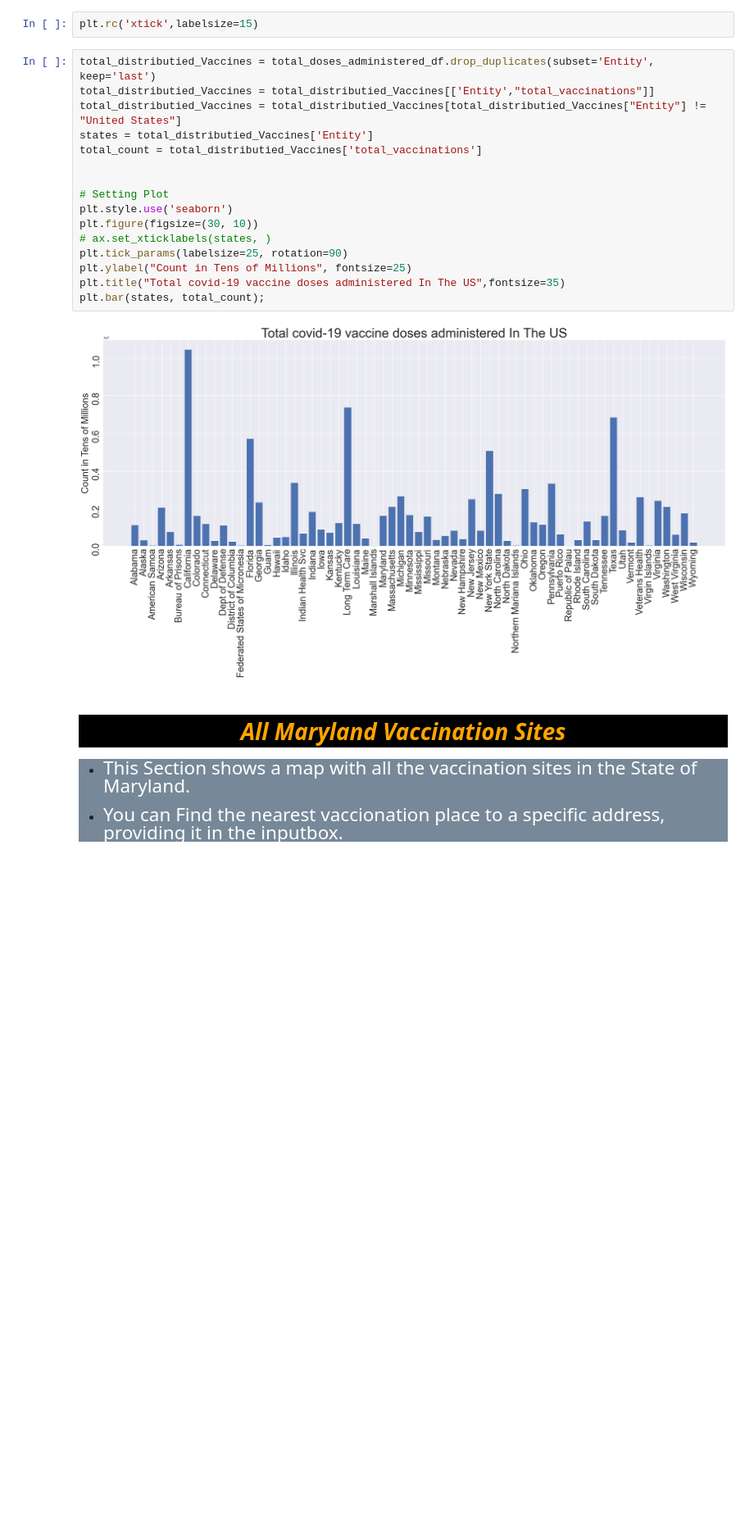
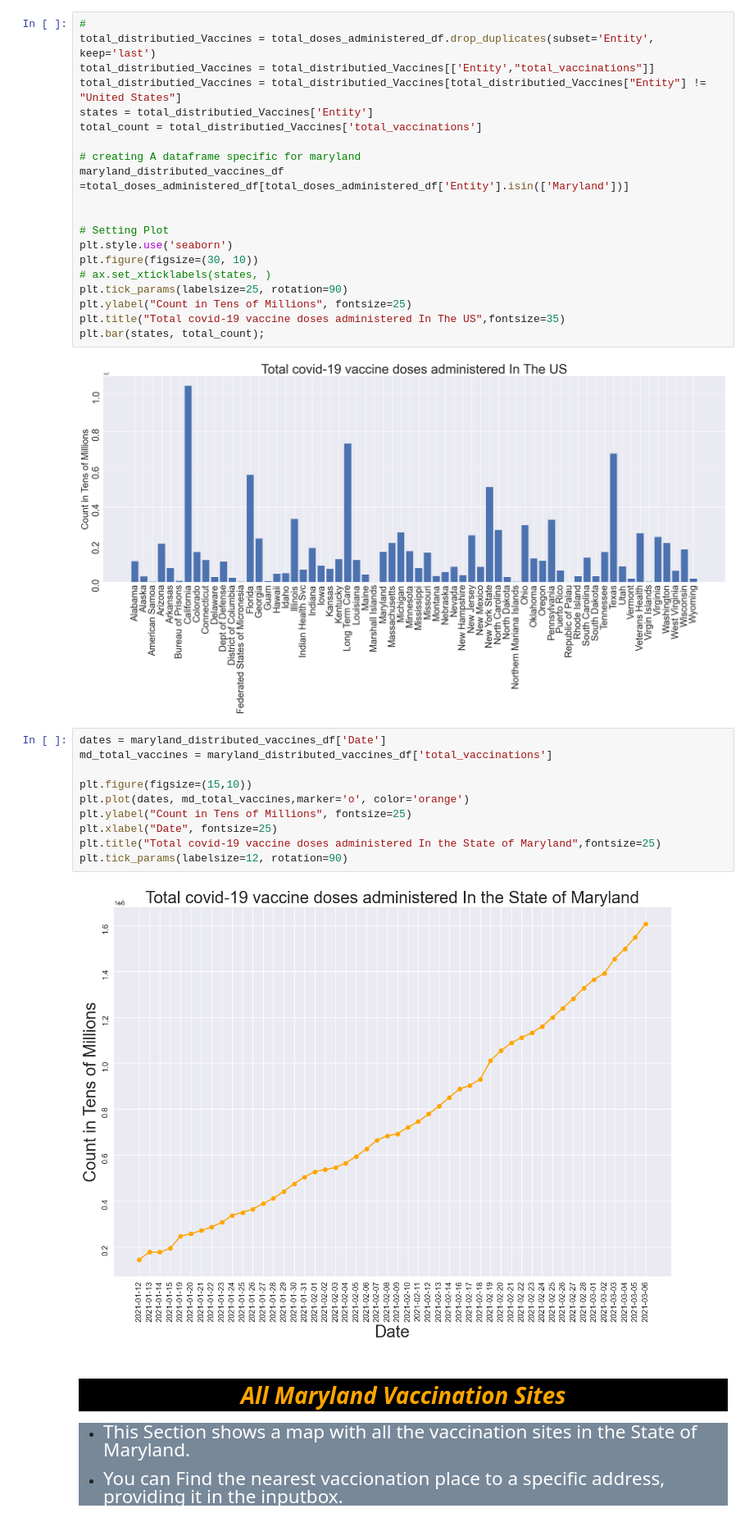
Before and after one commit to ccgrace/maryland_vaccination, a Jupyter notebook: Covid19-Vaccination-Analysis/Vaccionation_in_Maryland_starter.ipynb, the cells around one changed output. Shown at 82% size. Cells and saved outputs as stored; diff of their text form; blank space fills up the shorter version.

Commit message:
Update Vaccionation_in_Maryland_starter.ipynb
Total covid-19 vaccine doses administered In the State of Maryland analysis.

```diff
--- a/Covid19-Vaccination-Analysis/Vaccionation_in_Maryland_starter.ipynb
+++ b/Covid19-Vaccination-Analysis/Vaccionation_in_Maryland_starter.ipynb
@@ -37,14 +37,16 @@ Code                   363
 Date                  3263
 total_vaccinations    3263
 dtype: int64
-# %%
-plt.rc('xtick',labelsize=15)
 # %%
+#
 total_distributied_Vaccines = total_doses_administered_df.drop_duplicates(subset='Entity', keep='last')
 total_distributied_Vaccines = total_distributied_Vaccines[['Entity',"total_vaccinations"]]
 total_distributied_Vaccines = total_distributied_Vaccines[total_distributied_Vaccines["Entity"] != "United States"]
 states = total_distributied_Vaccines['Entity']
 total_count = total_distributied_Vaccines['total_vaccinations']
+
+# creating A dataframe specific for maryland
+maryland_distributed_vaccines_df =total_doses_administered_df[total_doses_administered_df['Entity'].isin(['Maryland'])]
 
 
 # Setting Plot
@@ -57,6 +59,18 @@ plt.title("Total covid-19 vaccine doses administered In The US",fontsize=35)
 plt.bar(states, total_count);
 # %% [output]
 [figure]
+# %%
+dates = maryland_distributed_vaccines_df['Date']
+md_total_vaccines = maryland_distributed_vaccines_df['total_vaccinations']
+
+plt.figure(figsize=(15,10))
+plt.plot(dates, md_total_vaccines,marker='o', color='orange')
+plt.ylabel("Count in Tens of Millions", fontsize=25)
+plt.xlabel("Date", fontsize=25)
+plt.title("Total covid-19 vaccine doses administered In the State of Maryland",fontsize=25)
+plt.tick_params(labelsize=12, rotation=90)
+# %% [output]
+[figure, added]
 # %% [markdown]
 <center><i><h1 style="background-color:black;color:orange">All Maryland Vaccination Sites</h1></i></center>
 <div style="background-color:LightSlateGray">
```
